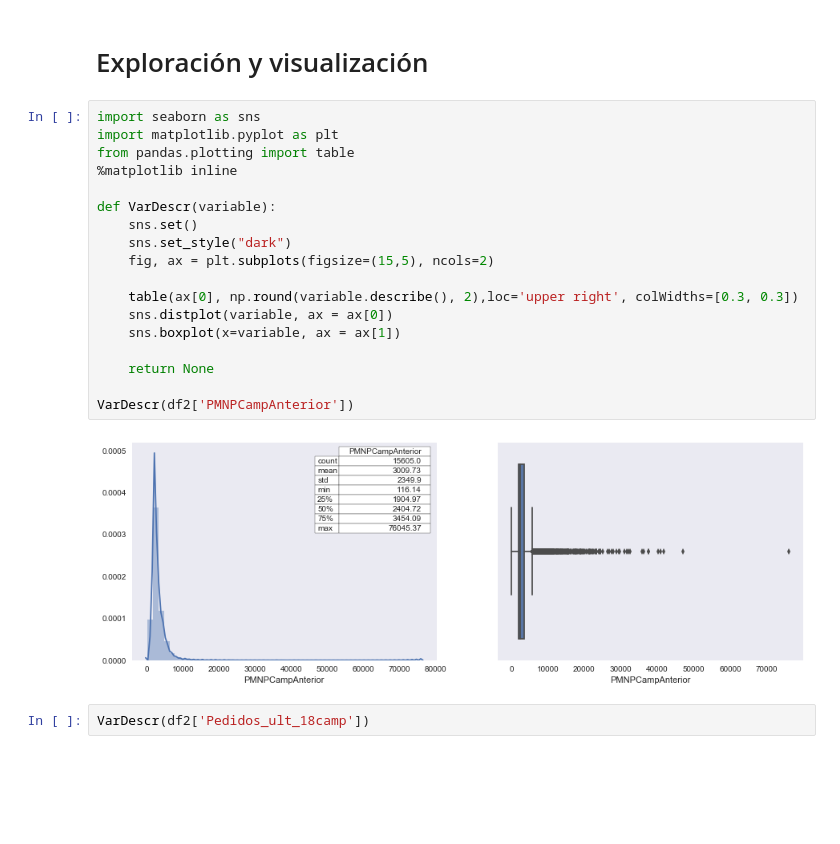
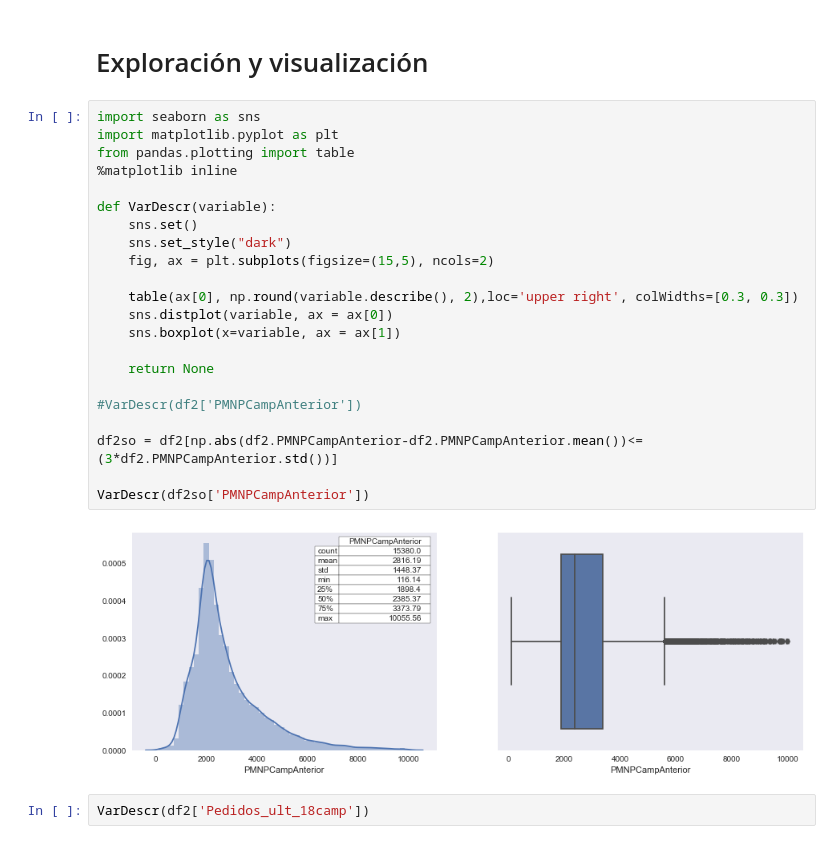
Before and after one commit to carlosfg97/pdp, a Jupyter notebook: ModeloPDP.ipynb, the cells around one changed output. Cells and saved outputs as stored; diff of their text form; blank space fills up the shorter version.

```diff
--- a/ModeloPDP.ipynb
+++ b/ModeloPDP.ipynb
@@ -121,23 +121,27 @@ df2.describe()
 # %%
 import seaborn as sns
 import matplotlib.pyplot as plt
 from pandas.plotting import table
 %matplotlib inline
 
 def VarDescr(variable):
     sns.set()
     sns.set_style("dark")
     fig, ax = plt.subplots(figsize=(15,5), ncols=2)
 
     table(ax[0], np.round(variable.describe(), 2),loc='upper right', colWidths=[0.3, 0.3])
     sns.distplot(variable, ax = ax[0])
     sns.boxplot(x=variable, ax = ax[1])
 
     return None
 
-VarDescr(df2['PMNPCampAnterior'])
+#VarDescr(df2['PMNPCampAnterior'])
+
+df2so = df2[np.abs(df2.PMNPCampAnterior-df2.PMNPCampAnterior.mean())<=(3*df2.PMNPCampAnterior.std())]
+
+VarDescr(df2so['PMNPCampAnterior'])
 # %% [output]
-[figure, old version]
+[figure, new version]
 # %%
 VarDescr(df2['Pedidos_ult_18camp'])
 # %% [output]
```
Also changed, not shown: parts of 7 cells of this notebook.
